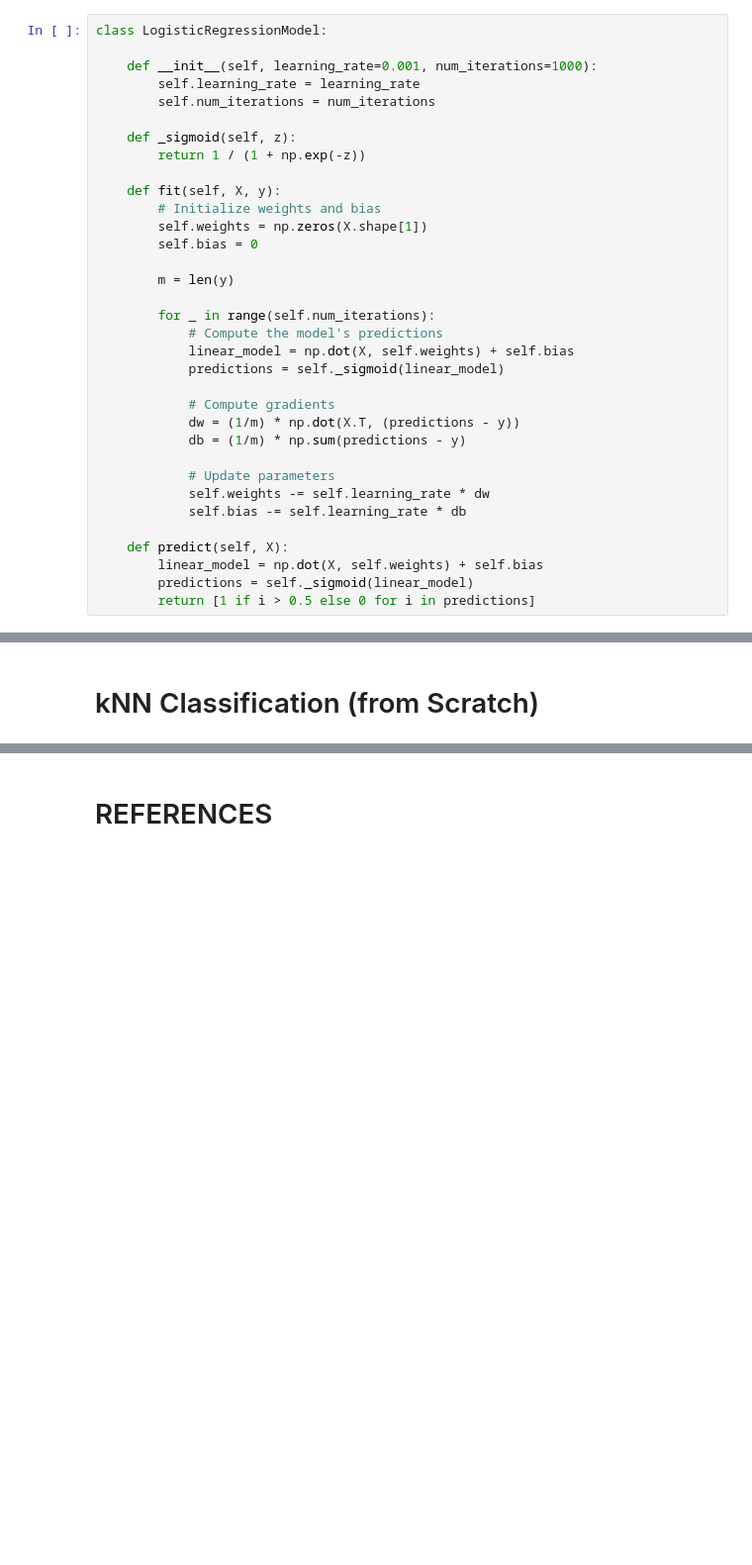
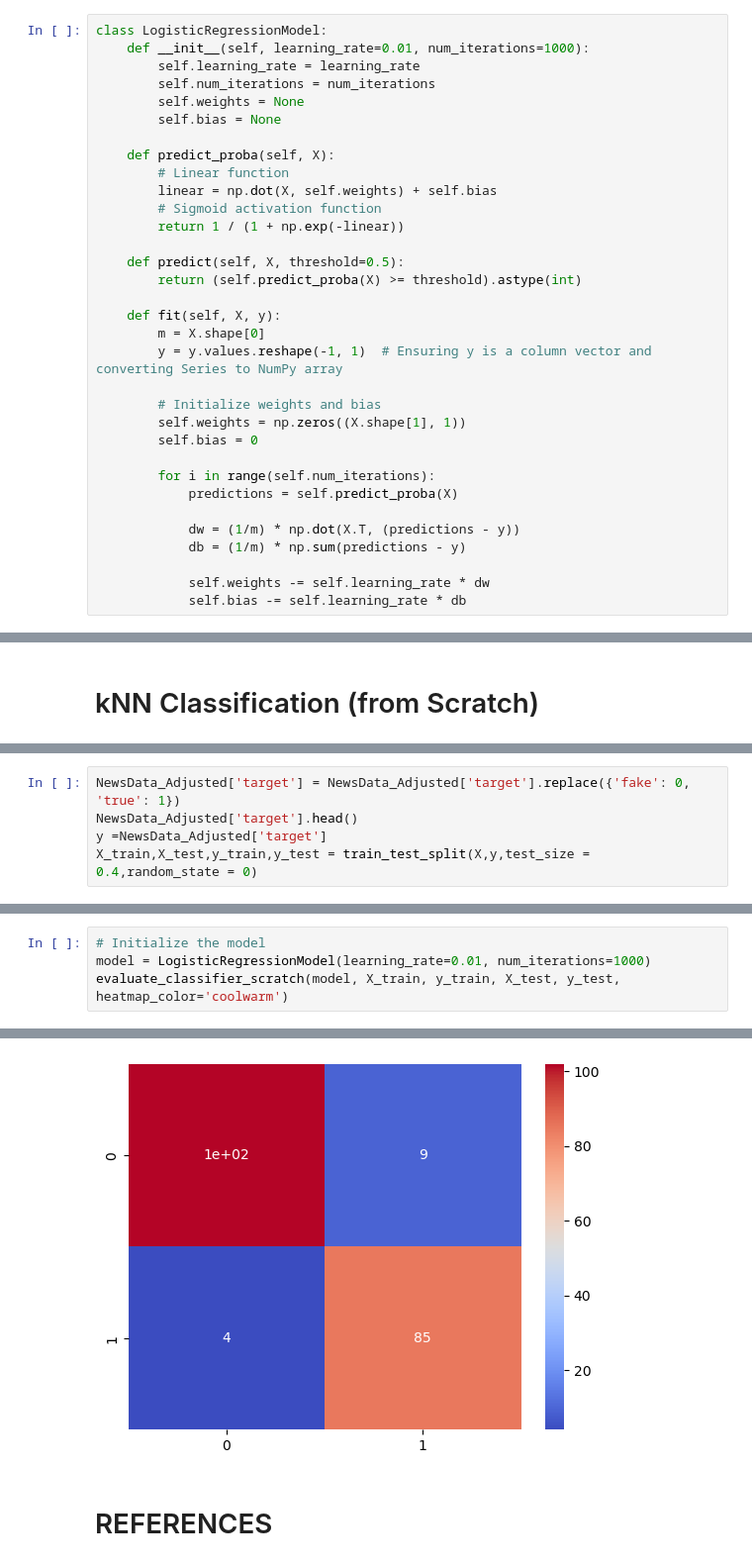
Before and after one commit to sapientexlabs/FAKENEWS_DEEPFAKE_DETECTION_SUITE, a Jupyter notebook: FYP_working.ipynb, the cells around one changed output, grey strips where cells are left out. Shown at 99% size. Saved outputs shown, nothing was run; the diff lists cells and outputs as text; blank space fills up the shorter version.

Commit message:
Added linear regression model from scratch

```diff
--- a/FYP_working.ipynb
+++ b/FYP_working.ipynb
@@ -391,38 +391,37 @@ class KNN:
         return most_common
 # %%
 class LogisticRegressionModel:
-
-    def __init__(self, learning_rate=0.001, num_iterations=1000):
+    def __init__(self, learning_rate=0.01, num_iterations=1000):
         self.learning_rate = learning_rate
         self.num_iterations = num_iterations
+        self.weights = None
+        self.bias = None
 
-    def _sigmoid(self, z):
-        return 1 / (1 + np.exp(-z))
+    def predict_proba(self, X):
+        # Linear function
+        linear = np.dot(X, self.weights) + self.bias
+        # Sigmoid activation function
+        return 1 / (1 + np.exp(-linear))
+
+    def predict(self, X, threshold=0.5):
+        return (self.predict_proba(X) >= threshold).astype(int)
 
     def fit(self, X, y):
+        m = X.shape[0]
+        y = y.values.reshape(-1, 1)  # Ensuring y is a column vector and converting Series to NumPy array
+
         # Initialize weights and bias
-        self.weights = np.zeros(X.shape[1])
+        self.weights = np.zeros((X.shape[1], 1))
         self.bias = 0
 
-        m = len(y)
+        for i in range(self.num_iterations):
+            predictions = self.predict_proba(X)
 
-        for _ in range(self.num_iterations):
-            # Compute the model's predictions
-            linear_model = np.dot(X, self.weights) + self.bias
-            predictions = self._sigmoid(linear_model)
-
-            # Compute gradients
             dw = (1/m) * np.dot(X.T, (predictions - y))
             db = (1/m) * np.sum(predictions - y)
 
-            # Update parameters
             self.weights -= self.learning_rate * dw
             self.bias -= self.learning_rate * db
-
-    def predict(self, X):
-        linear_model = np.dot(X, self.weights) + self.bias
-        predictions = self._sigmoid(linear_model)
-        return [1 if i > 0.5 else 0 for i in predictions]
 # %%
 def evaluate_classifier_scratch(classifier, X_train, y_train, X_test, y_test, heatmap_color='Blues'):
     classifier.fit(X_train, y_train)
@@ -471,0 +473,5 @@ Recall: 0.4157
+# %%
+NewsData_Adjusted['target'] = NewsData_Adjusted['target'].replace({'fake': 0, 'true': 1})
+NewsData_Adjusted['target'].head()
+y =NewsData_Adjusted['target']
+X_train,X_test,y_train,y_test = train_test_split(X,y,test_size = 0.4,random_state = 0)
@@ -471,0 +488,5 @@ Recall: 0.4157
+# %%
+# Initialize the model
+model = LogisticRegressionModel(learning_rate=0.01, num_iterations=1000)
+evaluate_classifier_scratch(model, X_train, y_train, X_test, y_test, heatmap_color='coolwarm')
+# %% [output]
@@ -472,3 +497,4 @@ Recall: 0.4157
+[figure, added]
 # %% [markdown]
 # REFERENCES
 # %% [markdown]
```
Also changed, not shown: parts of 10 cells of this notebook.
